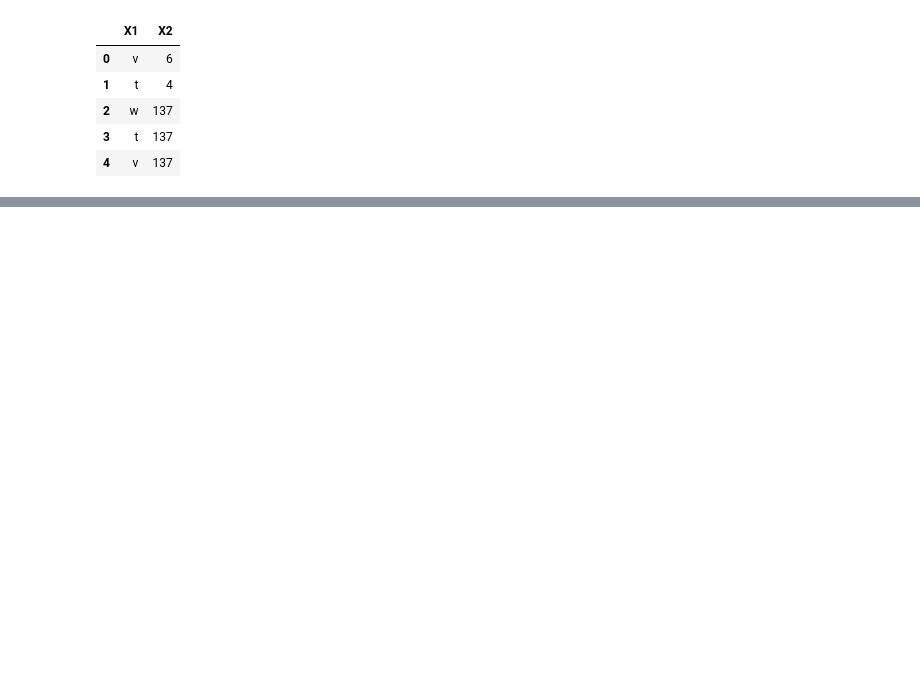
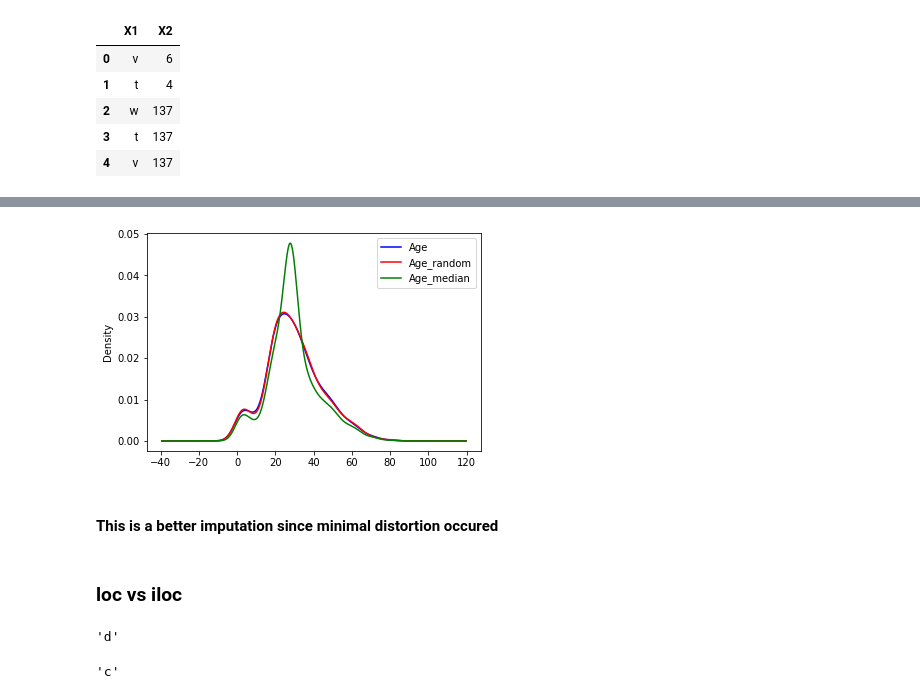
Before and after one commit to Ashlin-R/Feature-Engineering, a Jupyter notebook: Feature Engineering.ipynb, the cells around one changed output, grey strips where cells are left out. Saved outputs shown, nothing was run; the diff lists cells and outputs as text; code cells hidden in the pictures; blank space fills up the shorter version.

```diff
--- a/Feature Engineering.ipynb
+++ b/Feature Engineering.ipynb
@@ -184,0 +618,2 @@ df.head()
+# %%
+df=pd.read_csv('titanic_train.csv',usecols=['Age','Fare','Survived'])
@@ -184,0 +682,13 @@ df.head()
+# %%
+plt.figure()
+df.Age.plot(kind='kde', color='blue', label='Age')
+df.Age_random.plot(kind='kde', color='red', label='Age_random')
+df.Age_median.plot(kind='kde', color='green', label='Age_median')
+plt.legend()
+plt.show()
+# %% [output]
+[figure, added]
+# %% [markdown]
+<h4>This is a better imputation since minimal distortion occured</h4>
+# %% [markdown]
+<h3>loc vs iloc</h3>
@@ -184,0 +697,8 @@ df.head()
+# %%
+s.loc[0]    # value at index label 0
+# %% [output]
+'d'
+# %%
+s.loc[47]   # value at index label 47
+# %% [output]
+'c'
```
Also changed, not shown: parts of 162 cells of this notebook.
